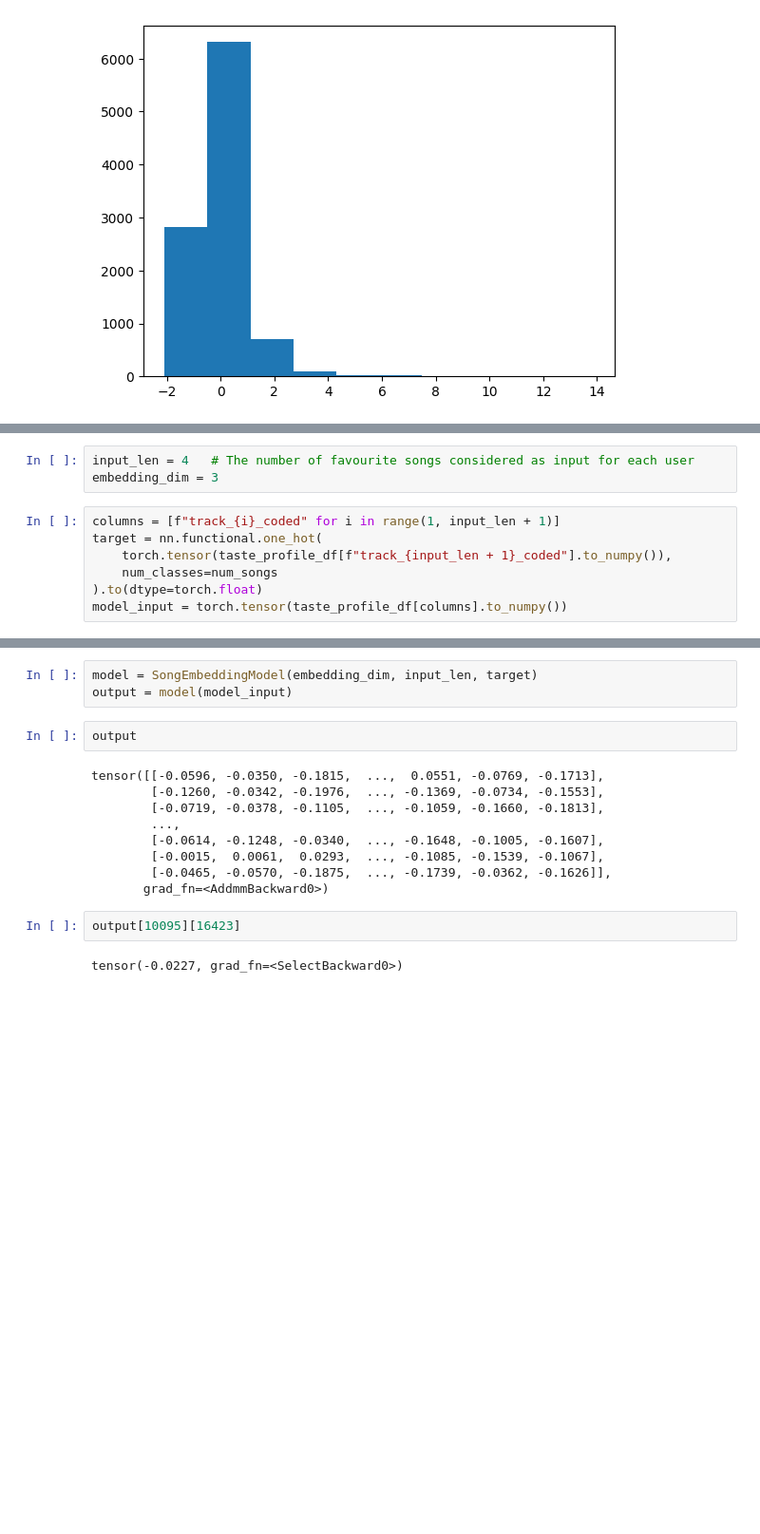
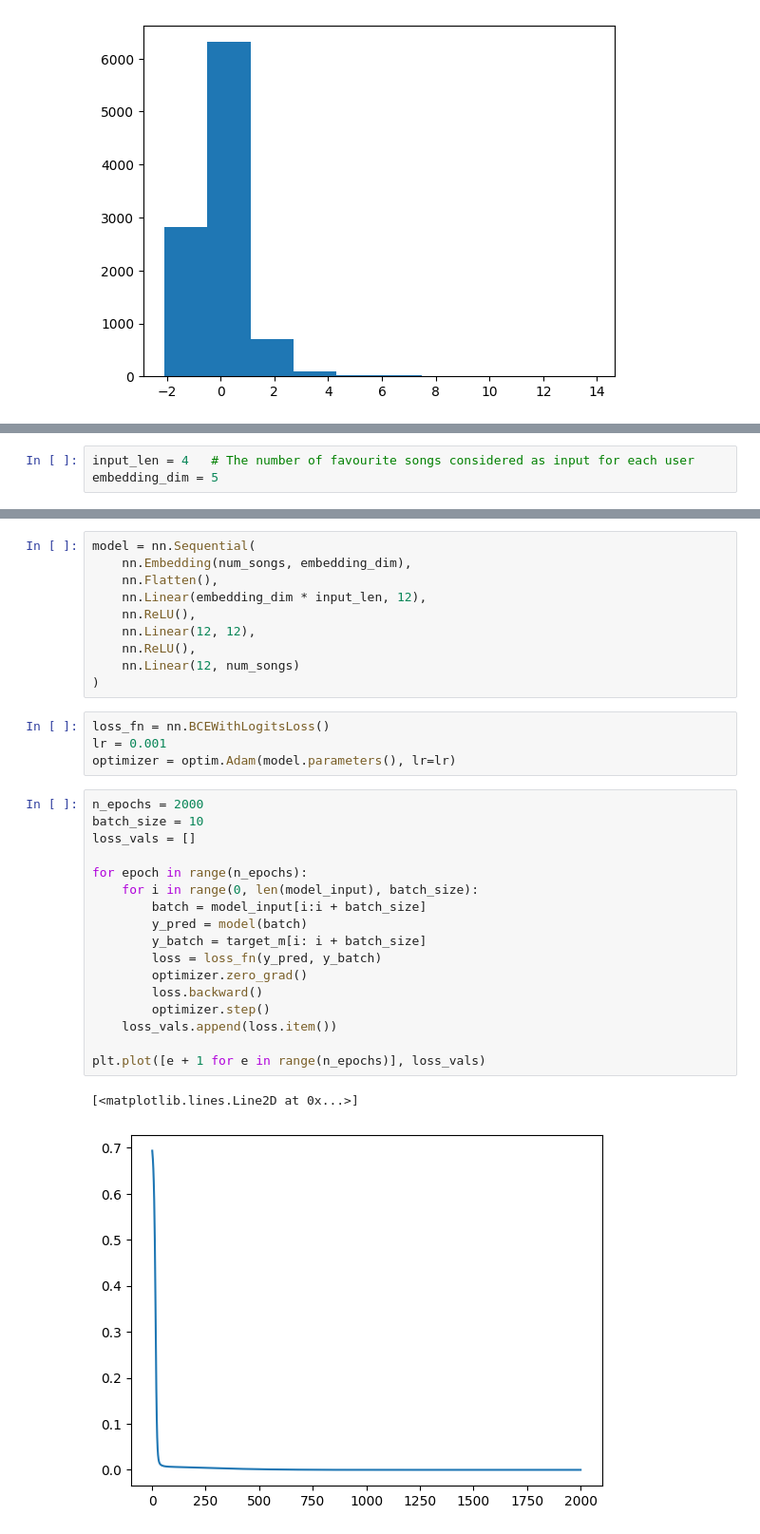
Before and after one commit to Trev241/sounds-like, a Jupyter notebook: notebook.ipynb, the cells around one changed output, grey strips where cells are left out. Shown at 95% size. Cells and saved outputs as stored; diff of their text form; blank space fills up the shorter version.

Commit message:
Complete prototype model

```diff
--- a/notebook.ipynb
+++ b/notebook.ipynb
@@ -336,11 +403,4 @@ print(f"Using {device} device")
 Using cpu device
 # %%
 input_len = 4   # The number of favourite songs considered as input for each user
-embedding_dim = 3
+embedding_dim = 5
-# %%
-columns = [f"track_{i}_coded" for i in range(1, input_len + 1)]
-target = nn.functional.one_hot(
-    torch.tensor(taste_profile_df[f"track_{input_len + 1}_coded"].to_numpy()),
-    num_classes=num_songs
-).to(dtype=torch.float)
-model_input = torch.tensor(taste_profile_df[columns].to_numpy())
@@ -403,18 +407,34 @@ class SongEmbeddingModel(nn.Module):
-# %%
-model = SongEmbeddingModel(embedding_dim, input_len, target)
-output = model(model_input)
-# %%
-output
-# %% [output]
-tensor([[-0.0596, -0.0350, -0.1815,  ...,  0.0551, -0.0769, -0.1713],
-        [-0.1260, -0.0342, -0.1976,  ..., -0.1369, -0.0734, -0.1553],
-        [-0.0719, -0.0378, -0.1105,  ..., -0.1059, -0.1660, -0.1813],
-        ...,
-        [-0.0614, -0.1248, -0.0340,  ..., -0.1648, -0.1005, -0.1607],
-        [-0.0015,  0.0061,  0.0293,  ..., -0.1085, -0.1539, -0.1067],
-        [-0.0465, -0.0570, -0.1875,  ..., -0.1739, -0.0362, -0.1626]],
-       grad_fn=<AddmmBackward0>)
-# %%
-output[10095][16423]
-# %% [output]
-tensor(-0.0227, grad_fn=<SelectBackward0>)
+# %%
+model = nn.Sequential(
+    nn.Embedding(num_songs, embedding_dim),
+    nn.Flatten(),
+    nn.Linear(embedding_dim * input_len, 12),
+    nn.ReLU(),
+    nn.Linear(12, 12),
+    nn.ReLU(),
+    nn.Linear(12, num_songs)
+)
+# %%
+loss_fn = nn.BCEWithLogitsLoss()
+lr = 0.001
+optimizer = optim.Adam(model.parameters(), lr=lr)
+# %%
+n_epochs = 2000
+batch_size = 10
+loss_vals = []
+
+for epoch in range(n_epochs):
+    for i in range(0, len(model_input), batch_size):
+        batch = model_input[i:i + batch_size]
+        y_pred = model(batch)
+        y_batch = target_m[i: i + batch_size]
+        loss = loss_fn(y_pred, y_batch)
+        optimizer.zero_grad()
+        loss.backward()
+        optimizer.step()
+    loss_vals.append(loss.item())
+
+plt.plot([e + 1 for e in range(n_epochs)], loss_vals)
+# %% [output]
+[<matplotlib.lines.Line2D at 0x...>]
+[figure, added]
```
Also changed, not shown: parts of 12 cells of this notebook, 4 other files.
